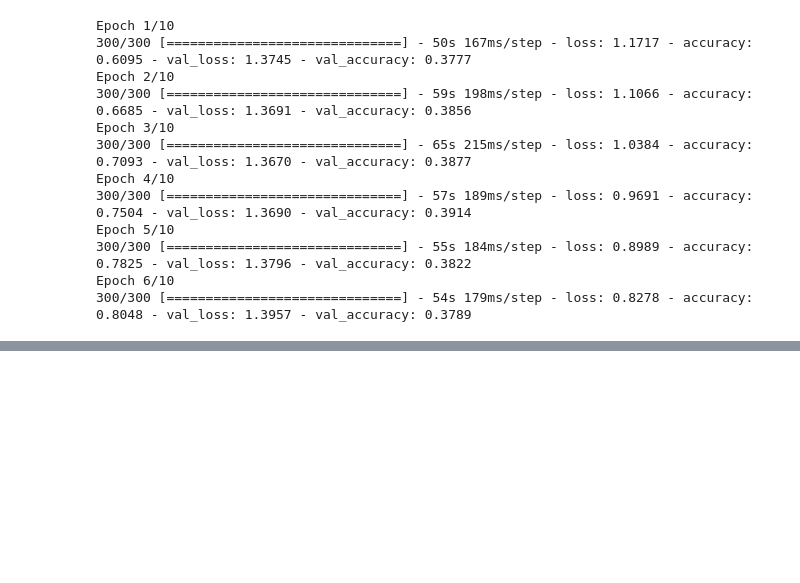
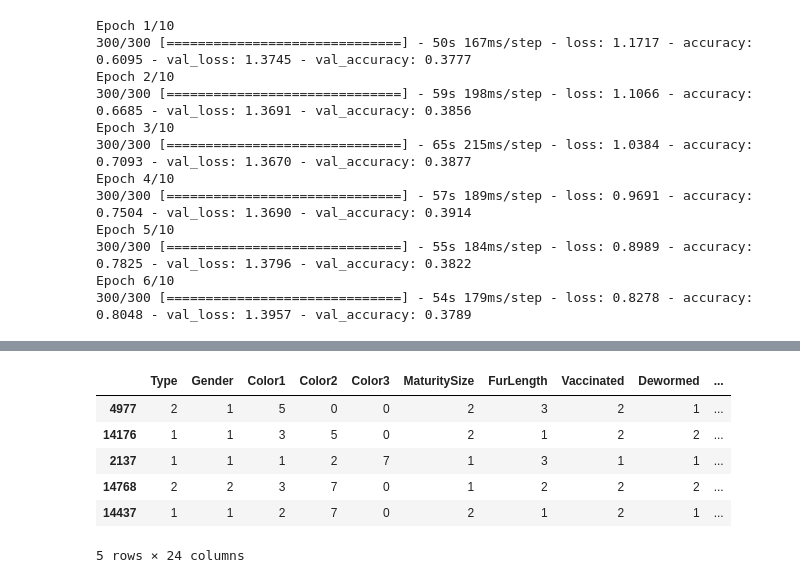
Before and after one commit to lshaoqin/aichallenge, a Jupyter notebook: eda.ipynb, the cells around one changed output, grey strips where cells are left out. Saved outputs shown, nothing was run; the diff lists cells and outputs as text; code cells hidden in the pictures; blank space fills up the shorter version.

```diff
--- a/eda.ipynb
+++ b/eda.ipynb
@@ -1014,0 +1067,10 @@ df['TextPrediction'] = df['TextPrediction'].astype('int64')
+# %%
+x_train.head()
+# %% [output]
+|  | Type | Gender | Color1 | Color2 | Color3 | MaturitySize | FurLength | Vaccinated | Dewormed | ... |
+| 4977 | 2 | 1 | 5 | 0 | 0 | 2 | 3 | 2 | 1 | ... |
+| 14176 | 1 | 1 | 3 | 5 | 0 | 2 | 1 | 2 | 2 | ... |
+| 2137 | 1 | 1 | 1 | 2 | 7 | 1 | 3 | 1 | 1 | ... |
+| 14768 | 2 | 2 | 3 | 7 | 0 | 1 | 2 | 2 | 2 | ... |
+| 14437 | 1 | 1 | 2 | 7 | 0 | 2 | 1 | 2 | 1 | ... |
+5 rows × 24 columns
```
Also changed, not shown: parts of 19 cells of this notebook, 1 other file.
